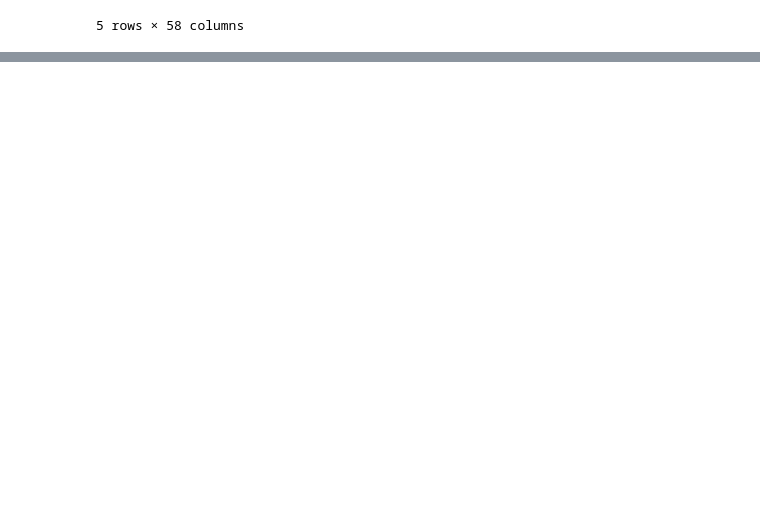
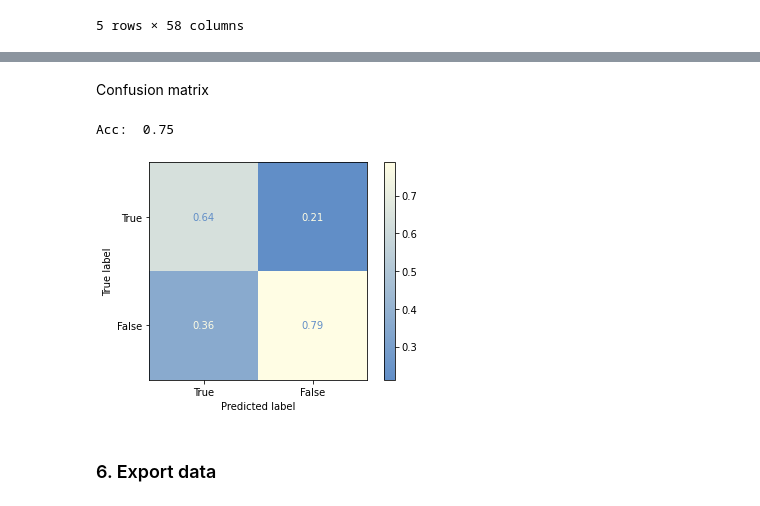
Before and after one commit to NGO-Algorithm-Audit/Bias_scan, a Jupyter notebook: classification_models/Loan_approval_classifier/GermanCredit_classifier.ipynb, the cells around one changed output, grey strips where cells are left out. Saved outputs shown, nothing was run; the diff lists cells and outputs as text; code cells hidden in the pictures; blank space fills up the shorter version.

```diff
--- a/classification_models/Loan_approval_classifier/GermanCredit_classifier.ipynb
+++ b/classification_models/Loan_approval_classifier/GermanCredit_classifier.ipynb
@@ -79,0 +91,9 @@ entire_dataset.head()
+# %%
+xgbc = XGBClassifier()
+XGBClassifier(base_score=0.5, booster='gbtree', colsample_bylevel=1,
+       colsample_bynode=1, colsample_bytree=1, gamma=0, learning_rate=0.1,
+       max_delta_step=0, max_depth=3, min_child_weight=1, missing=None,
+       n_estimators=100, n_jobs=1, nthread=None,
+       objective='multi:softprob', random_state=0, reg_alpha=0,
+       reg_lambda=1, scale_pos_weight=1, seed=None, silent=None,
+       subsample=1, verbosity=1)
@@ -79,0 +111,2 @@ entire_dataset.head()
+# %%
+xgbc.fit(X_train, y_train)
@@ -79,0 +127,2 @@ entire_dataset.head()
+# %%
+y_hat = xgbc.predict(X_test)
@@ -80 +151,20 @@ entire_dataset.head()
+# %% [markdown]
+Confusion matrix
+# %%
+predictions = entire_dataset["predicted_class"]
+true = entire_dataset["true_class"]
+
+cm = confusion_matrix(true, predictions, labels=[1, 0], normalize='pred')
+cmap0 = mpl.colors.LinearSegmentedColormap.from_list(
+        'unevently divided', ['#618EC7','#fffde4'])
+
+disp = ConfusionMatrixDisplay(confusion_matrix=cm, display_labels=['True', 'False'])
+disp.plot(cmap=cmap0)
+
+print('Acc: ', accuracy_score(predictions,true))
+# %% [output]
+Acc:  0.75
+[figure, added]
+# %% [markdown]
+### 6. Export data
 # %%
```
Also changed, not shown: parts of 17 cells of this notebook.
